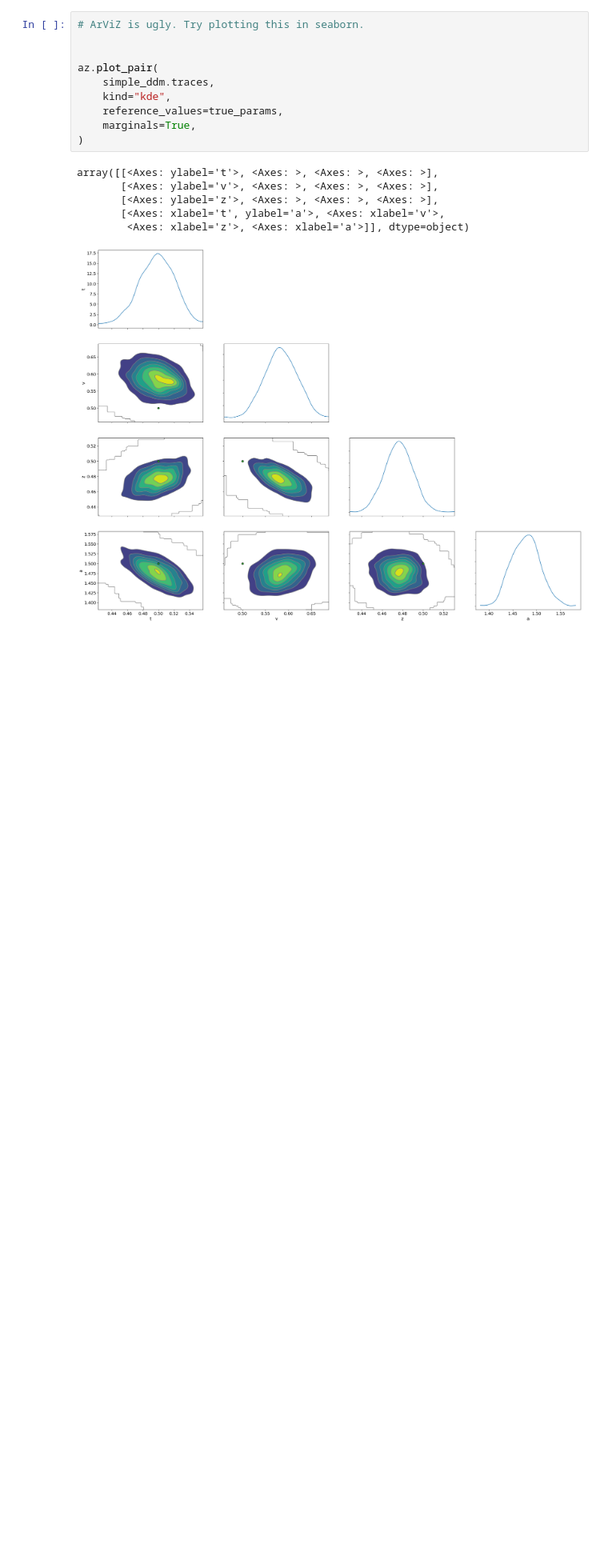
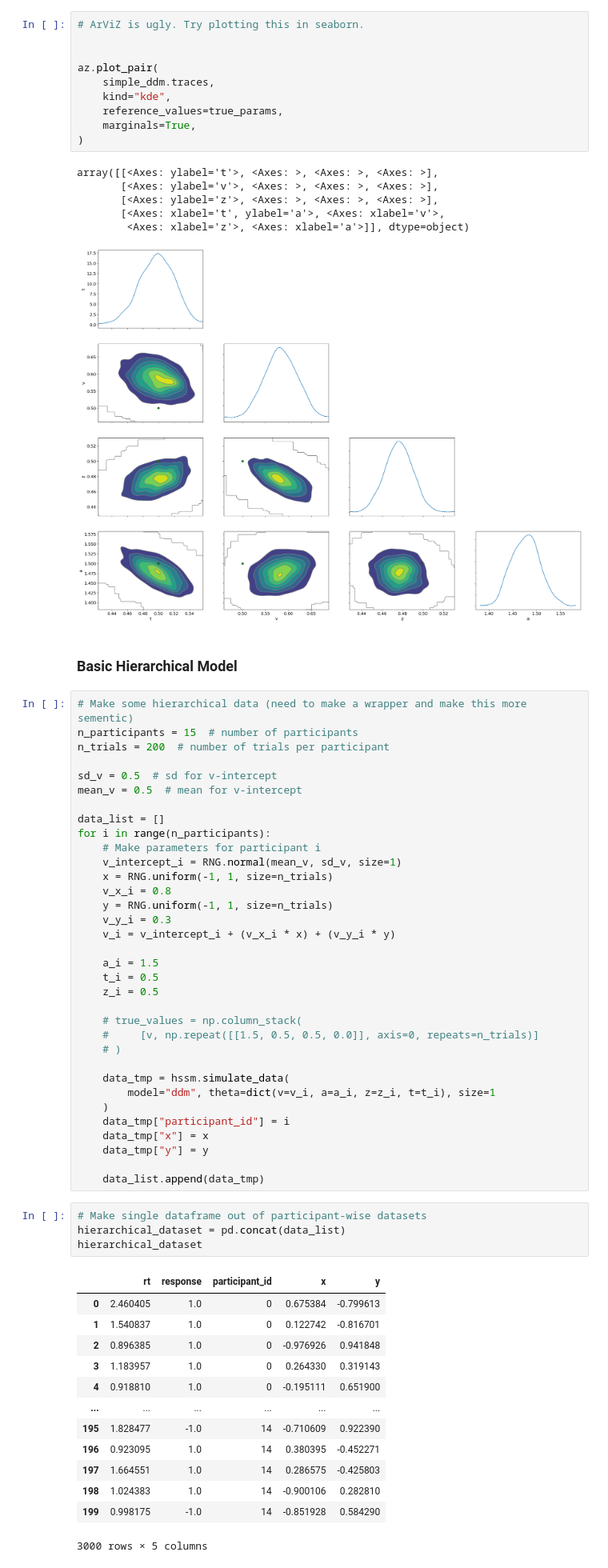
Before and after one commit to jerrymhuang/hssm-intro-workshop, a Jupyter notebook: notebooks/hssm_sandbox.ipynb, the cells around one changed output. Shown at 80% size. Saved outputs shown, nothing was run; the diff lists cells and outputs as text; blank space fills up the shorter version.

Commit message:
Add basic hierarchical model

```diff
--- a/notebooks/hssm_sandbox.ipynb
+++ b/notebooks/hssm_sandbox.ipynb
@@ -147,3 +149,57 @@ array([[<Axes: ylabel='t'>, <Axes: >, <Axes: >, <Axes: >],
        [<Axes: xlabel='t', ylabel='a'>, <Axes: xlabel='v'>,
         <Axes: xlabel='z'>, <Axes: xlabel='a'>]], dtype=object)
 [figure]
+# %% [markdown]
+### Basic Hierarchical Model
+# %%
+# Make some hierarchical data (need to make a wrapper and make this more sementic)
+n_participants = 15  # number of participants
+n_trials = 200  # number of trials per participant
+
+sd_v = 0.5  # sd for v-intercept
+mean_v = 0.5  # mean for v-intercept
+
+data_list = []
+for i in range(n_participants):
+    # Make parameters for participant i
+    v_intercept_i = RNG.normal(mean_v, sd_v, size=1)
+    x = RNG.uniform(-1, 1, size=n_trials)
+    v_x_i = 0.8
+    y = RNG.uniform(-1, 1, size=n_trials)
+    v_y_i = 0.3
+    v_i = v_intercept_i + (v_x_i * x) + (v_y_i * y)
+
+    a_i = 1.5
+    t_i = 0.5
+    z_i = 0.5
+
+    # true_values = np.column_stack(
+    #     [v, np.repeat([[1.5, 0.5, 0.5, 0.0]], axis=0, repeats=n_trials)]
+    # )
+
+    data_tmp = hssm.simulate_data(
+        model="ddm", theta=dict(v=v_i, a=a_i, z=z_i, t=t_i), size=1
+    )
+    data_tmp["participant_id"] = i
+    data_tmp["x"] = x
+    data_tmp["y"] = y
+
+    data_list.append(data_tmp)
+# %%
+# Make single dataframe out of participant-wise datasets
+hierarchical_dataset = pd.concat(data_list)
+hierarchical_dataset
+# %% [output]
+|  | rt | response | participant_id | x | y |
+| 0 | 2.460405 | 1.0 | 0 | 0.675384 | -0.799613 |
+| 1 | 1.540837 | 1.0 | 0 | 0.122742 | -0.816701 |
+| 2 | 0.896385 | 1.0 | 0 | -0.976926 | 0.941848 |
+| 3 | 1.183957 | 1.0 | 0 | 0.264330 | 0.319143 |
+| 4 | 0.918810 | 1.0 | 0 | -0.195111 | 0.651900 |
+| ... | ... | ... | ... | ... | ... |
+| 195 | 1.828477 | -1.0 | 14 | -0.710609 | 0.922390 |
+| 196 | 0.923095 | 1.0 | 14 | 0.380395 | -0.452271 |
+| 197 | 1.664551 | 1.0 | 14 | 0.286575 | -0.425803 |
+| 198 | 1.024383 | 1.0 | 14 | -0.900106 | 0.282810 |
+| 199 | 0.998175 | -1.0 | 14 | -0.851928 | 0.584290 |
+3000 rows × 5 columns
```
Also changed, not shown: parts of 5 cells of this notebook.
